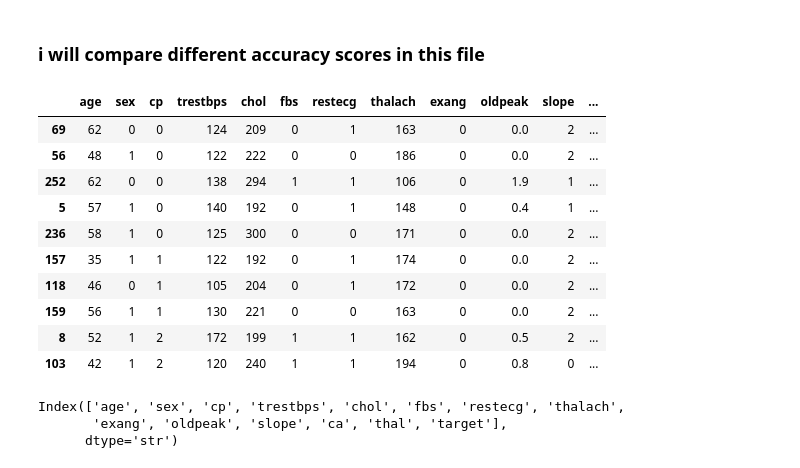
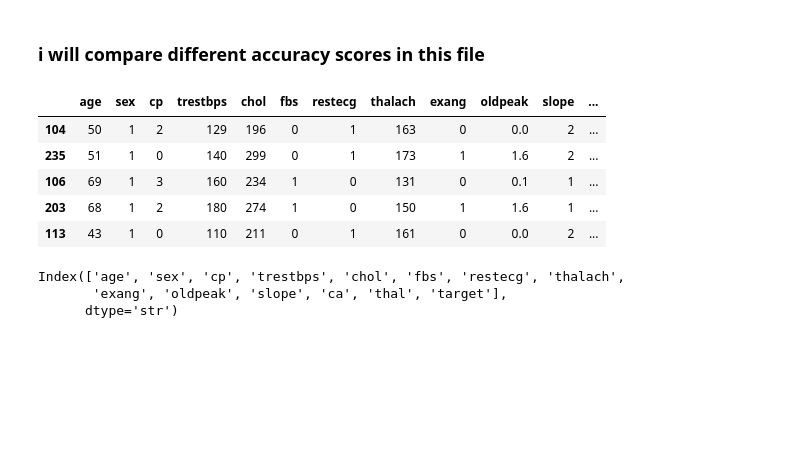
Before and after one commit to Asit-Sengar/Machine_Learning_foundations, a Jupyter notebook: Logistic_Regression/Accuracy_score.ipynb, the cells around one changed output. Saved outputs shown, nothing was run; the diff lists cells and outputs as text; code cells hidden in the pictures; blank space fills up the shorter version.

Commit message:
added a new file and a new dataset in logistic regression

```diff
--- a/Logistic_Regression/Accuracy_score.ipynb
+++ b/Logistic_Regression/Accuracy_score.ipynb
@@ -6,19 +9,14 @@ import pandas as pd
 # %%
 dataset = pd.read_csv("../datasets/heart.csv")
 # %%
-dataset.sample(10)
+dataset.sample(5)
 # %% [output]
 |  | age | sex | cp | trestbps | chol | fbs | restecg | thalach | exang | oldpeak | slope | ... |
-| 69 | 62 | 0 | 0 | 124 | 209 | 0 | 1 | 163 | 0 | 0.0 | 2 | ... |
-| 56 | 48 | 1 | 0 | 122 | 222 | 0 | 0 | 186 | 0 | 0.0 | 2 | ... |
-| 252 | 62 | 0 | 0 | 138 | 294 | 1 | 1 | 106 | 0 | 1.9 | 1 | ... |
-| 5 | 57 | 1 | 0 | 140 | 192 | 0 | 1 | 148 | 0 | 0.4 | 1 | ... |
-| 236 | 58 | 1 | 0 | 125 | 300 | 0 | 0 | 171 | 0 | 0.0 | 2 | ... |
-| 157 | 35 | 1 | 1 | 122 | 192 | 0 | 1 | 174 | 0 | 0.0 | 2 | ... |
-| 118 | 46 | 0 | 1 | 105 | 204 | 0 | 1 | 172 | 0 | 0.0 | 2 | ... |
-| 159 | 56 | 1 | 1 | 130 | 221 | 0 | 0 | 163 | 0 | 0.0 | 2 | ... |
-| 8 | 52 | 1 | 2 | 172 | 199 | 1 | 1 | 162 | 0 | 0.5 | 2 | ... |
-| 103 | 42 | 1 | 2 | 120 | 240 | 1 | 1 | 194 | 0 | 0.8 | 0 | ... |
+| 104 | 50 | 1 | 2 | 129 | 196 | 0 | 1 | 163 | 0 | 0.0 | 2 | ... |
+| 235 | 51 | 1 | 0 | 140 | 299 | 0 | 1 | 173 | 1 | 1.6 | 2 | ... |
+| 106 | 69 | 1 | 3 | 160 | 234 | 1 | 0 | 131 | 0 | 0.1 | 1 | ... |
+| 203 | 68 | 1 | 2 | 180 | 274 | 1 | 0 | 150 | 1 | 1.6 | 1 | ... |
+| 113 | 43 | 1 | 0 | 110 | 211 | 0 | 1 | 161 | 0 | 0.0 | 2 | ... |
 # %%
 dataset.columns
 # %% [output]
```
Also changed, not shown: parts of 5 cells of this notebook.
